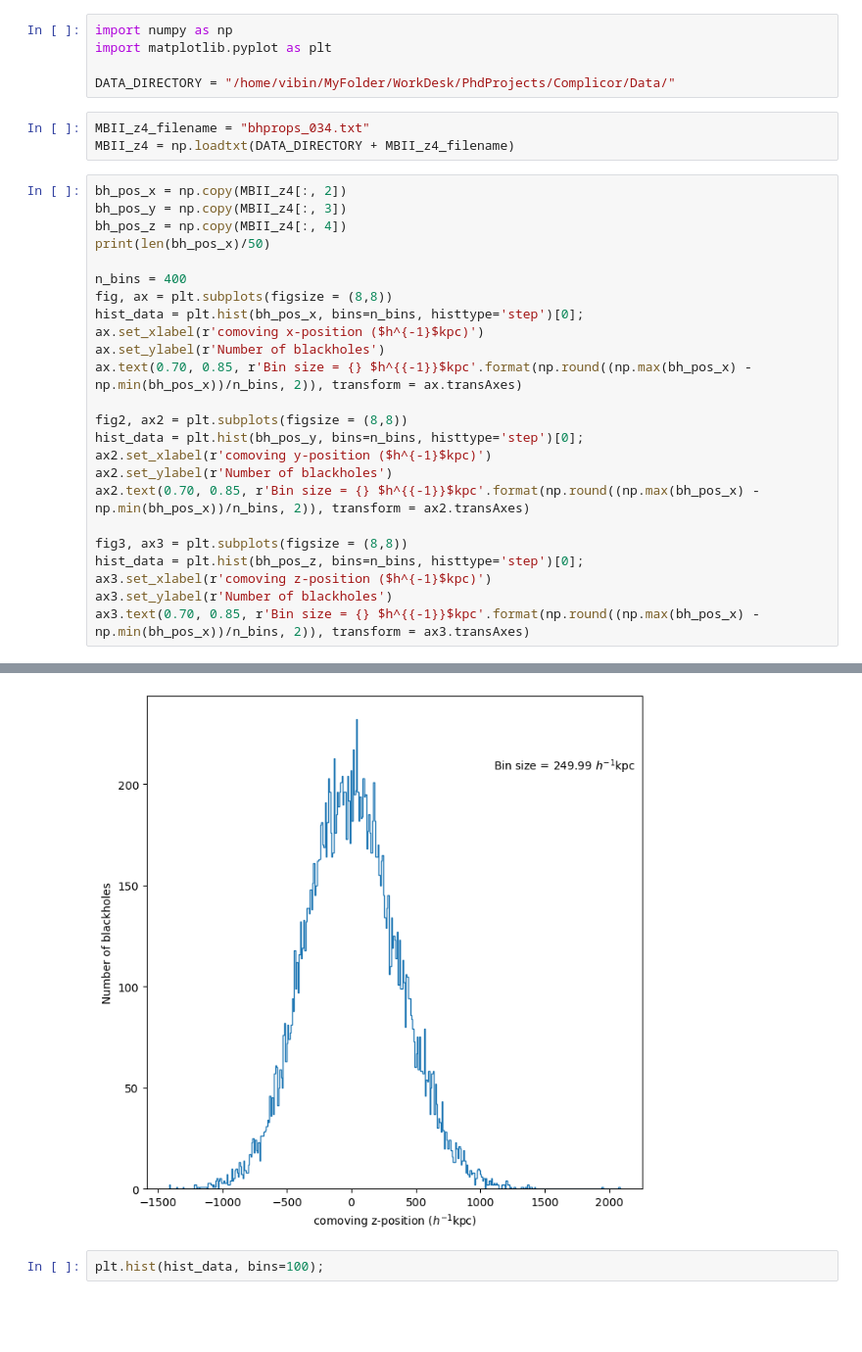
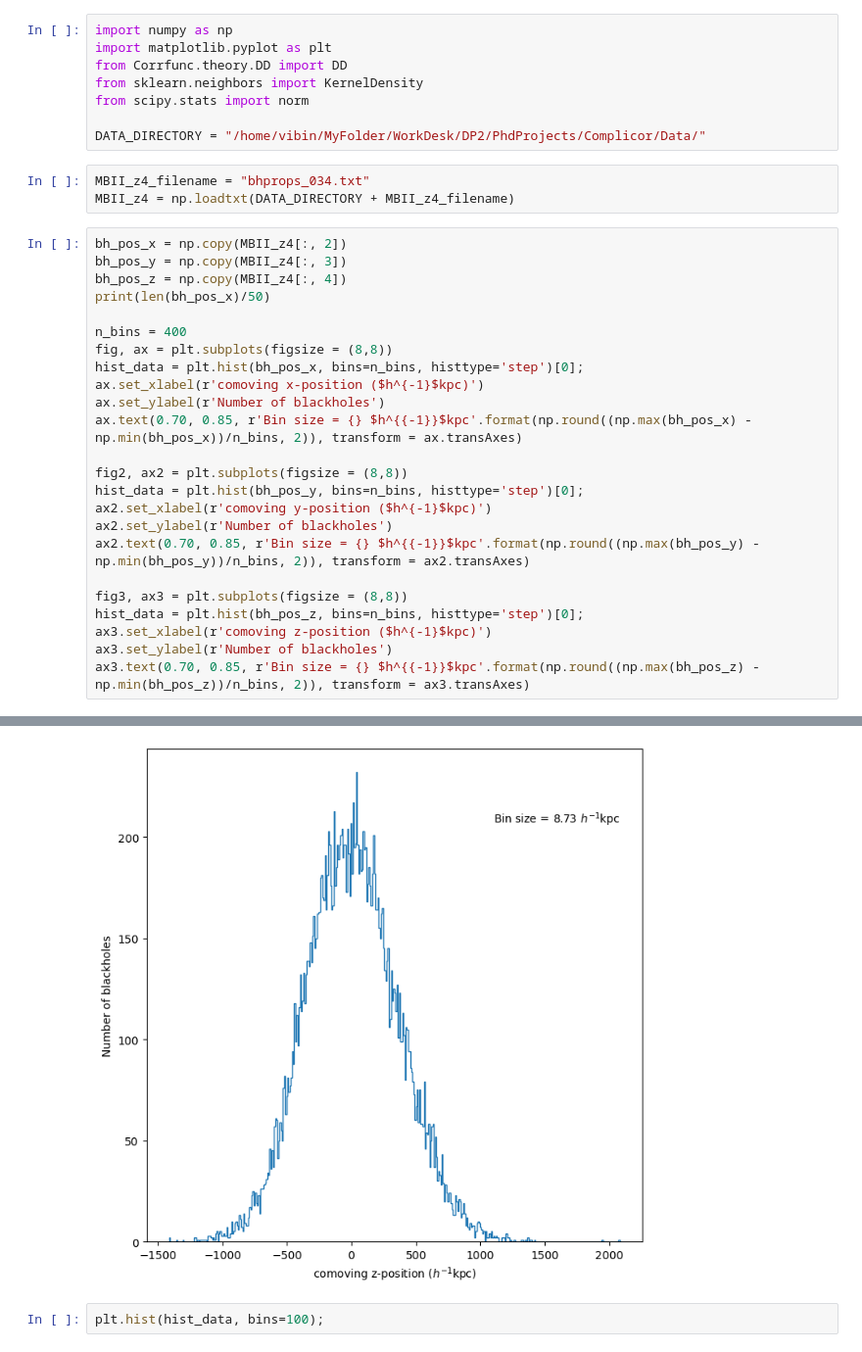
Before and after one commit to VibinRam/DP2, a Jupyter notebook: Codes/Clustering_simulation/MBIIdatacorr.ipynb, the cells around one changed output, grey strips where cells are left out. Shown at 98% size. Saved outputs shown, nothing was run; the diff lists cells and outputs as text; blank space fills up the shorter version.

```diff
--- a/Codes/Clustering_simulation/MBIIdatacorr.ipynb
+++ b/Codes/Clustering_simulation/MBIIdatacorr.ipynb
@@ -1,8 +1,11 @@
 # %%
 import numpy as np
 import matplotlib.pyplot as plt
+from Corrfunc.theory.DD import DD
+from sklearn.neighbors import KernelDensity
+from scipy.stats import norm
 
-DATA_DIRECTORY = "/home/vibin/MyFolder/WorkDesk/PhdProjects/Complicor/Data/"
+DATA_DIRECTORY = "/home/vibin/MyFolder/WorkDesk/DP2/PhdProjects/Complicor/Data/"
 # %%
 MBII_z4_filename = "bhprops_034.txt"
 MBII_z4 = np.loadtxt(DATA_DIRECTORY + MBII_z4_filename)
@@ -23,12 +26,12 @@ fig2, ax2 = plt.subplots(figsize = (8,8))
 hist_data = plt.hist(bh_pos_y, bins=n_bins, histtype='step')[0];
 ax2.set_xlabel(r'comoving y-position ($h^{-1}$kpc)')
 ax2.set_ylabel(r'Number of blackholes')
-ax2.text(0.70, 0.85, r'Bin size = {} $h^{{-1}}$kpc'.format(np.round((np.max(bh_pos_x) - np.min(bh_pos_x))/n_bins, 2)), transform = ax2.transAxes)
+ax2.text(0.70, 0.85, r'Bin size = {} $h^{{-1}}$kpc'.format(np.round((np.max(bh_pos_y) - np.min(bh_pos_y))/n_bins, 2)), transform = ax2.transAxes)
 
 fig3, ax3 = plt.subplots(figsize = (8,8))
 hist_data = plt.hist(bh_pos_z, bins=n_bins, histtype='step')[0];
 ax3.set_xlabel(r'comoving z-position ($h^{-1}$kpc)')
 ax3.set_ylabel(r'Number of blackholes')
-ax3.text(0.70, 0.85, r'Bin size = {} $h^{{-1}}$kpc'.format(np.round((np.max(bh_pos_x) - np.min(bh_pos_x))/n_bins, 2)), transform = ax3.transAxes)
+ax3.text(0.70, 0.85, r'Bin size = {} $h^{{-1}}$kpc'.format(np.round((np.max(bh_pos_z) - np.min(bh_pos_z))/n_bins, 2)), transform = ax3.transAxes)
 # %% [output]
 408.5
@@ -36,6 +39,6 @@ Text(0.7, 0.85, 'Bin size = 249.99 $h^{-1}$kpc')
 [figure]
 [figure]
-[figure, old version]
+[figure, new version]
 # %%
 plt.hist(hist_data, bins=100);
 # %% [output]
```
Also changed, not shown: parts of 6 cells of this notebook, 4 other files.
